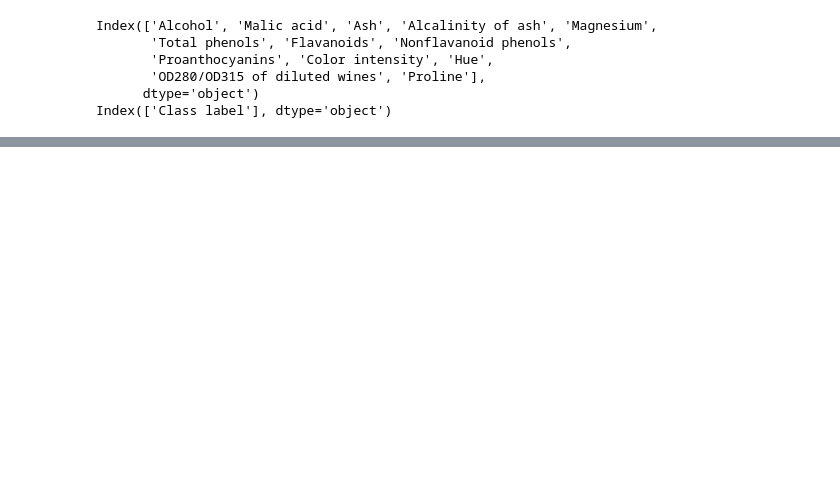
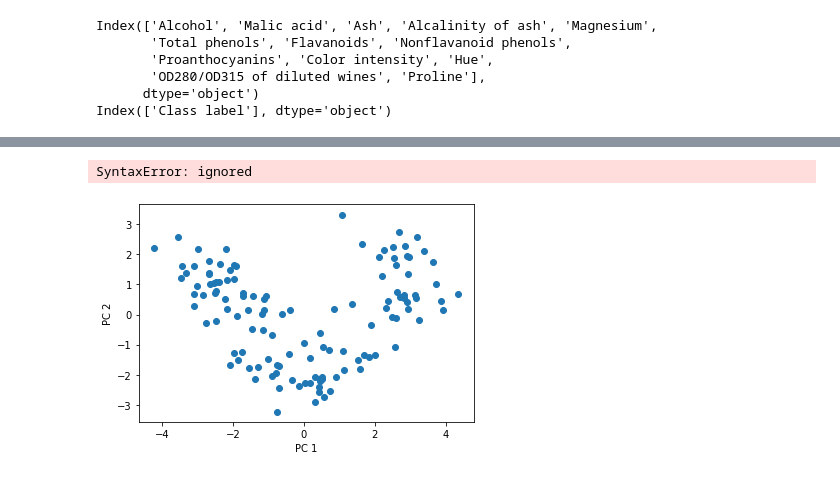
Before and after one commit to oxanaRC/CE888, a Jupyter notebook: LAB3/Lab3.ipynb, the cells around one changed output, grey strips where cells are left out. Saved outputs shown, nothing was run; the diff lists cells and outputs as text; code cells hidden in the pictures; blank space fills up the shorter version.

```diff
--- a/LAB3/Lab3.ipynb
+++ b/LAB3/Lab3.ipynb
@@ -340,0 +471,17 @@ Index(['Class label'], dtype='object')
+# %%
+# Task 5: Apply PCA with n_components=2 on X_train_std data and transform test data accordingly
+pca = PCA(......)
+X_train_pca = pca.fit_transform(......)
+X_test_pca = pca.transform(........)
+# %% [output]
+SyntaxError: ignored
+# %%
+# Plot the first two principal components
+
+plt.scatter(X_train_pca[:, 0], X_train_pca[:, 1])
+plt.xlabel('PC 1')
+plt.ylabel('PC 2')
+plt.savefig('PCA_WINE_ULBL.png', dpi=300)
+plt.show()
+# %% [output]
+[figure, added]
```
Also changed, not shown: parts of 20 cells of this notebook.
